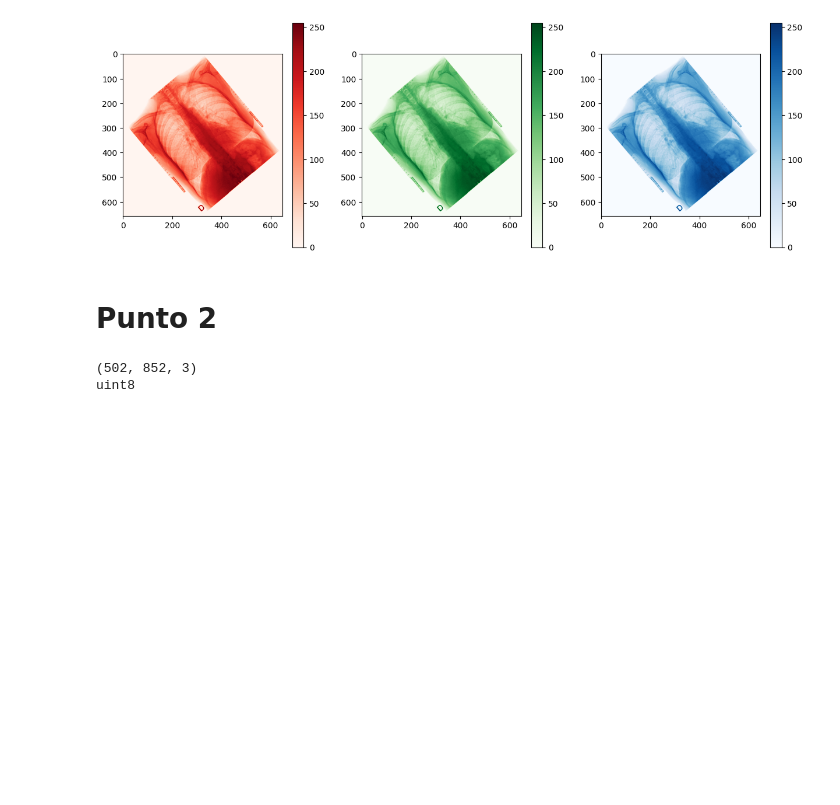
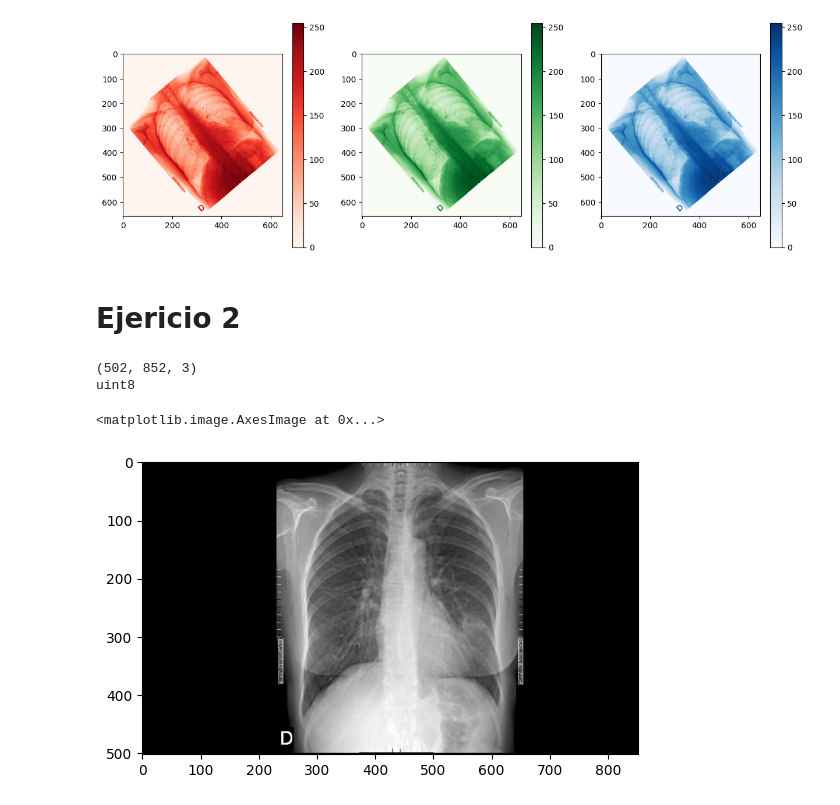
Before and after one commit to ThoMiranda/FQ-2023, a Jupyter notebook: tarea5.ipynb, the cells around one changed output. Saved outputs shown, nothing was run; the diff lists cells and outputs as text; code cells hidden in the pictures; blank space fills up the shorter version.

```diff
--- a/tarea5.ipynb
+++ b/tarea5.ipynb
@@ -65,11 +67,14 @@ plt.colorbar()
 <matplotlib.colorbar.Colorbar at 0x...>
 [figure]
 # %% [markdown]
-# Punto 2
+# Ejericio 2
 # %%
 neumonia=cv2.imread('neumonia_izq.jpg') #leemos la imagen
 print(neumonia.shape)
 print(neumonia.dtype)
+plt.imshow(neumonia)
 # %% [output]
 (502, 852, 3)
 uint8
+<matplotlib.image.AxesImage at 0x...>
+[figure, added]
```
Also changed, not shown: parts of 25 cells of this notebook.
